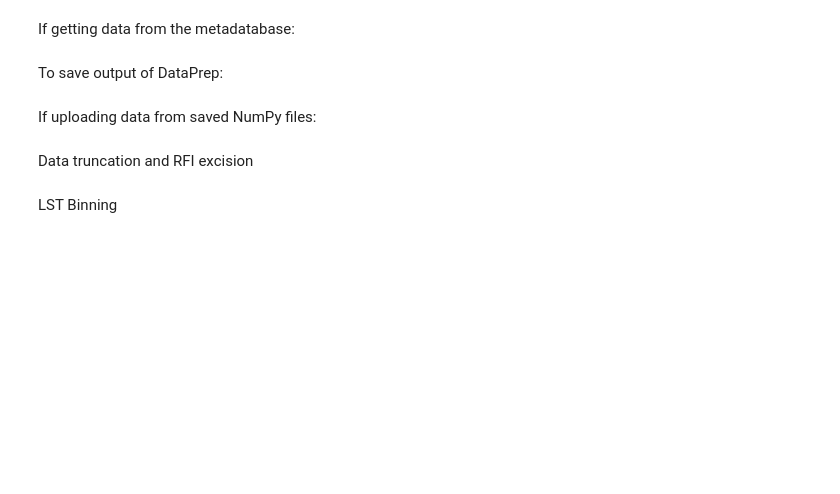
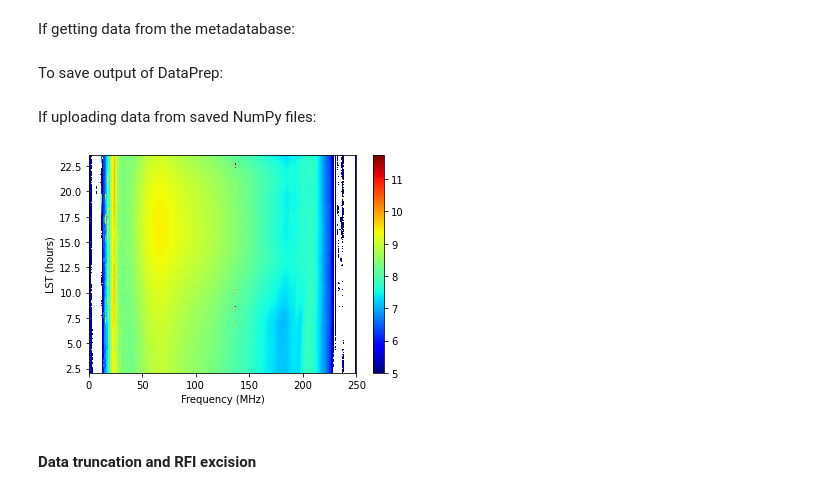
Before and after one commit to PRIZM-Experiment/prizm-calibration, a Jupyter notebook: Analysis_Pipeline.ipynb, the cells around one changed output. Saved outputs shown, nothing was run; the diff lists cells and outputs as text; code cells hidden in the pictures; blank space fills up the shorter version.

Commit message:
demo plots

```diff
--- a/Analysis_Pipeline.ipynb
+++ b/Analysis_Pipeline.ipynb
@@ -15,7 +19,8 @@ channel = 'EW'
 year = '2021'
 
 dataprep = DataPrep(instrument, channel, year)
-data, lst, _ = dataprep(calibration_type=calib_type)
+# returns power, lst, systime
+data, lst, systime = dataprep(calibration_type=calib_type)
 # %% [markdown]
 To save output of DataPrep:
 # %%
@@ -29,7 +34,8 @@ for i in range(len(names)):
 # %% [markdown]
 If uploading data from saved NumPy files:
 # %%
-path2file = '../DATA/2021/100/EW/'
+path2file = '../rough/data/'
+# path2file = '../DATA/2021/100/EW/'
 file_ending = '_2021_100EW.npy'
 
 with open(path2file + 'data' + file_ending, 'rb') as f:
@@ -40,7 +46,20 @@ if calib_type == 'GSM':
     with open(path2file + 'short_interp' + file_ending, 'rb') as f:
         short = np.load(f)
     data -= short
+# %%
+tstart = 16000
+tstop = 26000
+
+plt.figure()
+plt.xlabel('Frequency (MHz)')
+plt.ylabel('LST (hours)')
+plt.pcolormesh(np.linspace(0,250,4096), lst[tstart:tstop],
+               np.log10(data[tstart:tstop]), cmap='jet', vmin=5)
+plt.colorbar()
+plt.show()
+# %% [output]
+[figure, added]
 # %% [markdown]
-Data truncation and RFI excision
+#### Data truncation and RFI excision
 # %%
 RFI = RFI_flagging(data, lst)
@@ -48,2 +68,0 @@ data = RFI.data
-# %% [markdown]
-LST Binning
```
Also changed, not shown: parts of 8 cells of this notebook, 1 other file.
